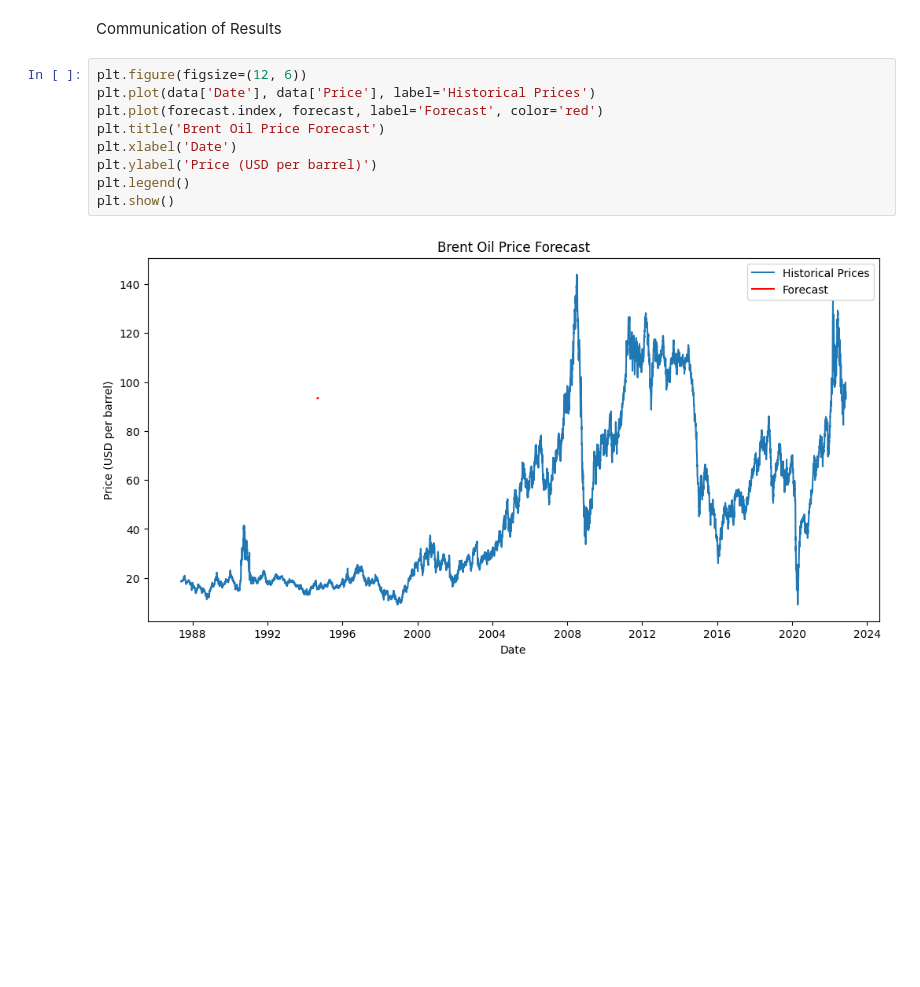
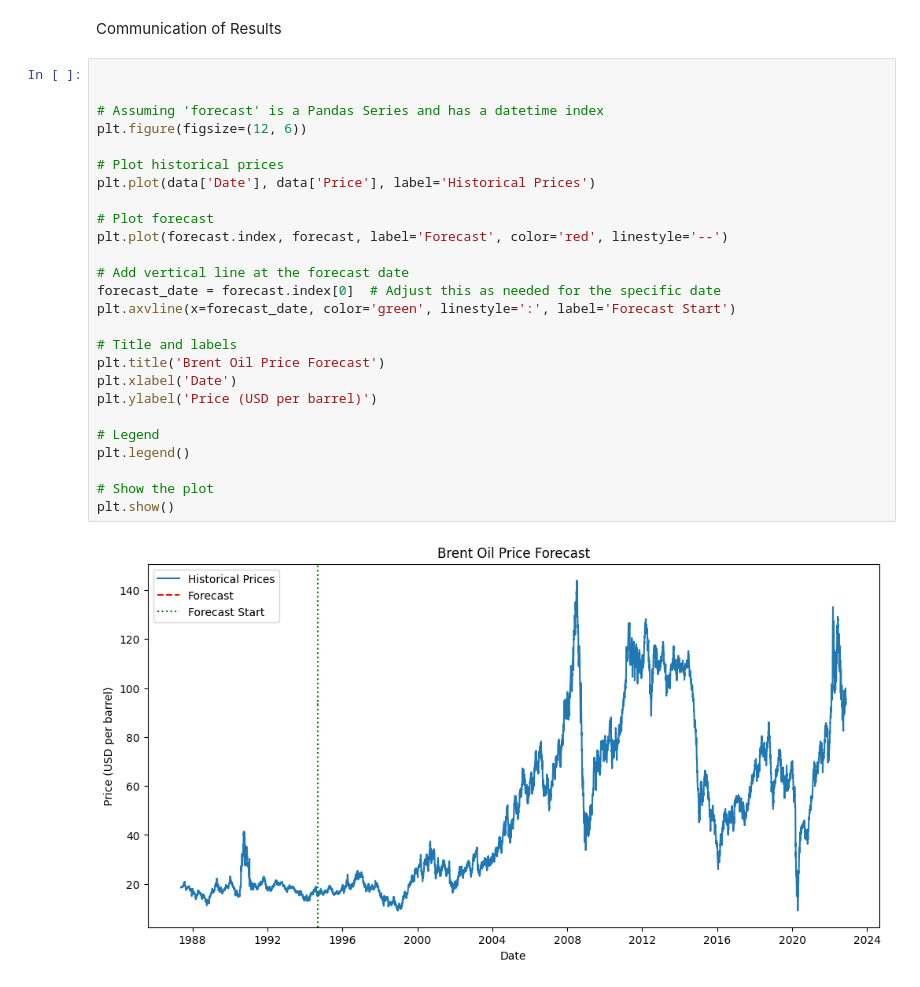
Before and after one commit to medhanittes/Birhan_Energies, a Jupyter notebook: notebook/data_preparation.ipynb, the cells around one changed output. Saved outputs shown, nothing was run; the diff lists cells and outputs as text; blank space fills up the shorter version.

```diff
--- a/notebook/data_preparation.ipynb
+++ b/notebook/data_preparation.ipynb
@@ -70,13 +72,30 @@ forecast = model_fit.forecast(steps=10)
 # %% [markdown]
  Communication of Results
 # %%
+
+
+# Assuming 'forecast' is a Pandas Series and has a datetime index
 plt.figure(figsize=(12, 6))
+
+# Plot historical prices
 plt.plot(data['Date'], data['Price'], label='Historical Prices')
-plt.plot(forecast.index, forecast, label='Forecast', color='red')
+
+# Plot forecast
+plt.plot(forecast.index, forecast, label='Forecast', color='red', linestyle='--')
+
+# Add vertical line at the forecast date
+forecast_date = forecast.index[0]  # Adjust this as needed for the specific date
+plt.axvline(x=forecast_date, color='green', linestyle=':', label='Forecast Start')
+
+# Title and labels
 plt.title('Brent Oil Price Forecast')
 plt.xlabel('Date')
 plt.ylabel('Price (USD per barrel)')
+
+# Legend
 plt.legend()
+
+# Show the plot
 plt.show()
 # %% [output]
-[figure, old version]
+[figure, new version]
```
Also changed, not shown: parts of 3 cells of this notebook, 1 other file.
